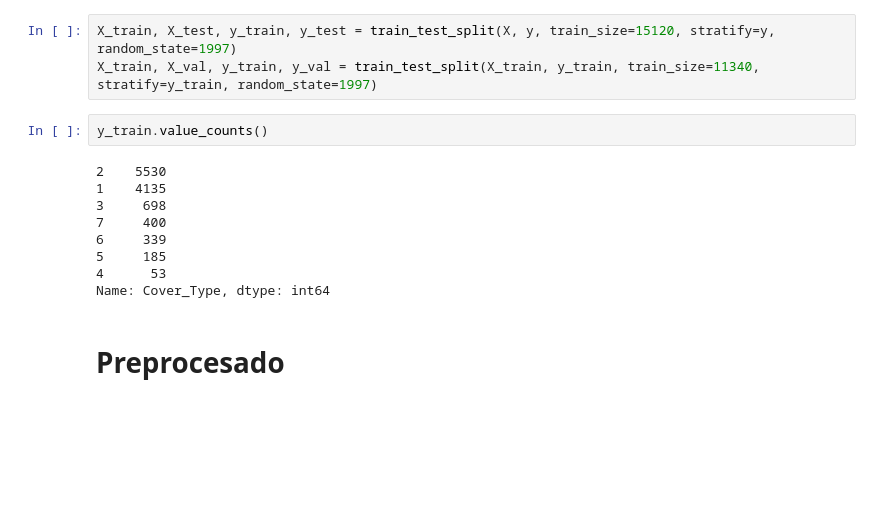
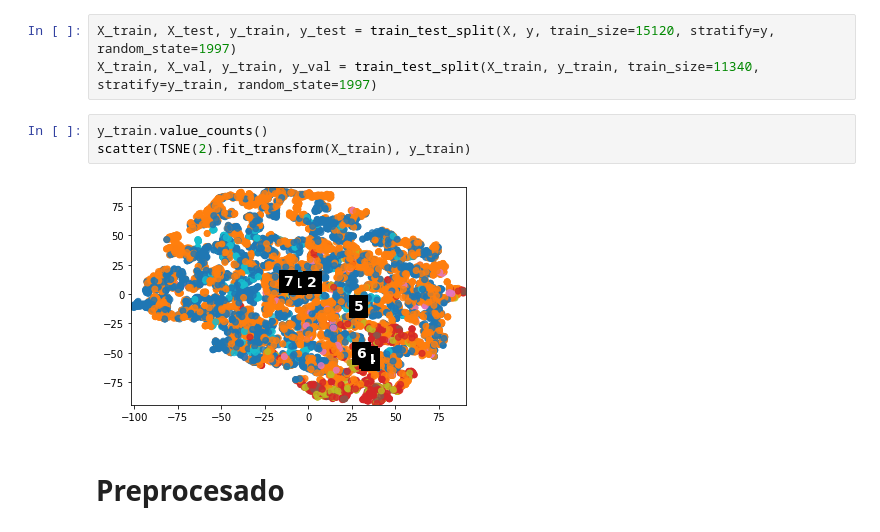
Before and after one commit to Ludvins/DGIIM_ProyectoAA, a Jupyter notebook: Proyecto.ipynb, the cells around one changed output. Drawn from its saved outputs; the diff is of its cells as text; blank space fills up the shorter version.

```diff
--- a/Proyecto.ipynb
+++ b/Proyecto.ipynb
@@ -52,17 +52,11 @@ plt.show()
 # %%
 X_train, X_test, y_train, y_test = train_test_split(X, y, train_size=15120, stratify=y, random_state=1997)
 X_train, X_val, y_train, y_val = train_test_split(X_train, y_train, train_size=11340, stratify=y_train, random_state=1997)
-# %%
-y_train.value_counts()
-# %% [output]
-2    5530
-1    4135
-3     698
-7     400
-6     339
-5     185
-4      53
-Name: Cover_Type, dtype: int64
+# %%
+y_train.value_counts()
+scatter(TSNE(2).fit_transform(X_train), y_train)
+# %% [output]
+[figure, added]
 # %% [markdown]
 # Preprocesado
 # %%
```
Also changed, not shown: parts of 1 cell of this notebook.
